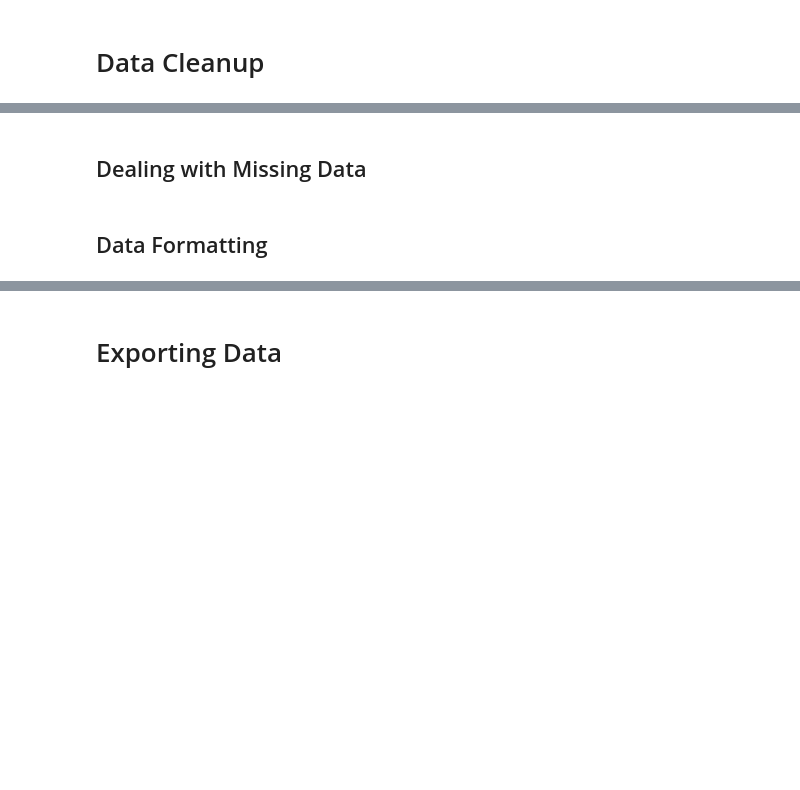
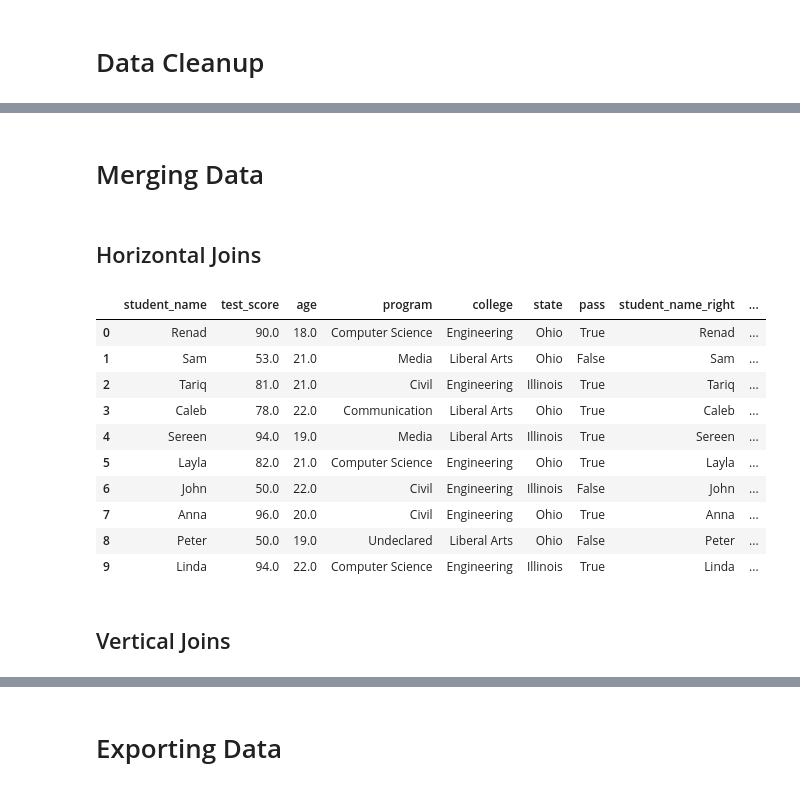
Before and after one commit to tooledesign/python-training, a Jupyter notebook: 01_Python Basics/01B_Basic Data.ipynb, the cells around one changed output, grey strips where cells are left out. Drawn from its saved outputs; the diff is of its cells as text; code cells hidden in the pictures; blank space fills up the shorter version.

```diff
--- a/01_Python Basics/01B_Basic Data.ipynb
+++ b/01_Python Basics/01B_Basic Data.ipynb
@@ -69,0 +248,6 @@ df.shape #number of rows and columns
+# %%
+# We can add new columns to the dataframe using the `[]` operator
+# For example, we can add a new column called 'pass' that indicates whether the student
+# passed the test (score >= 60)
+df['pass'] = df['test_score'] >= 60
+df
@@ -80,37 +325,24 @@ df.dtypes
 # %% [markdown]
-## Dealing with Missing Data
+# Merging Data
-# %%
-data = {
-    'name': ['John', 'Anna', 'Peter', 'Linda'],
-    'location': ['New York', 'Paris', 'Berlin', 'London'],
-    'age': [24, 13, 53, 33]
-}
-df = pd.DataFrame(data)
-df.loc[2, 'age'] = np.nan
-print(df)
-df.fillna(0)
-# dropna() can be used to remove rows with missing values
-
-
-#name	location	age
-#0	John	New York	24.0
-#1	Anna	Paris    13.0
-#2	Peter	Berlin	0.0
-#3	Linda	London	33.0
-# %% [markdown]
-## Data Formatting
-# %%
-data = {
-    'name': ['John', 'Anna', 'Peter', 'Linda'],
-    'location': ['New York', 'Paris', 'Berlin', 'London'],
-    'age': [24, 13, 53, 33]
-}
-df = pd.DataFrame(data)
-df['age'] = df['age'].apply(lambda x: f'{x} years old')
-print(df)
-
-# name	location	age
-# John	New York	24 years old
-# Anna	Paris	13 years old
-# Peter	Berlin	53 years old
-# Linda	London	33 years old
+# %% [markdown]
+## Horizontal Joins
+# %%
+# There are a variety of ways that we can merge dataframes together
+# For example, we can use the `merge` method to combine two dataframes based on a common column
+# or index, similar to SQL joins
+# For the sake of example, let's merge the test dataframe with a copy of itself
+df.merge(df, left_index=True, right_index=True, suffixes=('', '_right'))
+# %% [output]
+|  | student_name | test_score | age | program | college | state | pass | student_name_right | ... |
+| 0 | Renad | 90.0 | 18.0 | Computer Science | Engineering | Ohio | True | Renad | ... |
+| 1 | Sam | 53.0 | 21.0 | Media | Liberal Arts | Ohio | False | Sam | ... |
+| 2 | Tariq | 81.0 | 21.0 | Civil | Engineering | Illinois | True | Tariq | ... |
+| 3 | Caleb | 78.0 | 22.0 | Communication | Liberal Arts | Ohio | True | Caleb | ... |
+| 4 | Sereen | 94.0 | 19.0 | Media | Liberal Arts | Illinois | True | Sereen | ... |
+| 5 | Layla | 82.0 | 21.0 | Computer Science | Engineering | Ohio | True | Layla | ... |
+| 6 | John | 50.0 | 22.0 | Civil | Engineering | Illinois | False | John | ... |
+| 7 | Anna | 96.0 | 20.0 | Civil | Engineering | Ohio | True | Anna | ... |
+| 8 | Peter | 50.0 | 19.0 | Undeclared | Liberal Arts | Ohio | False | Peter | ... |
+| 9 | Linda | 94.0 | 22.0 | Computer Science | Engineering | Illinois | True | Linda | ... |
+# %% [markdown]
+## Vertical Joins
```
Also changed, not shown: parts of 45 cells of this notebook, 3 other files.
